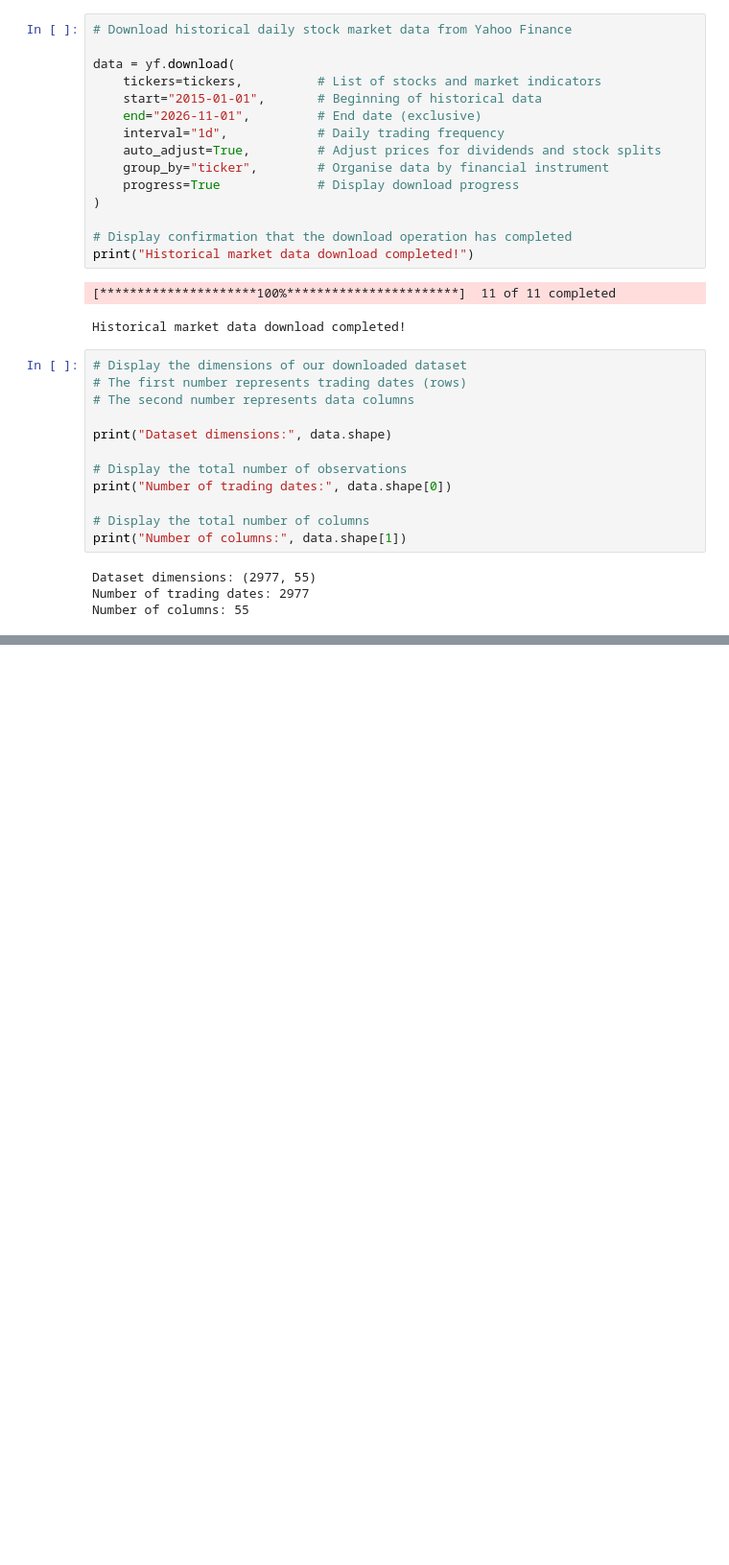
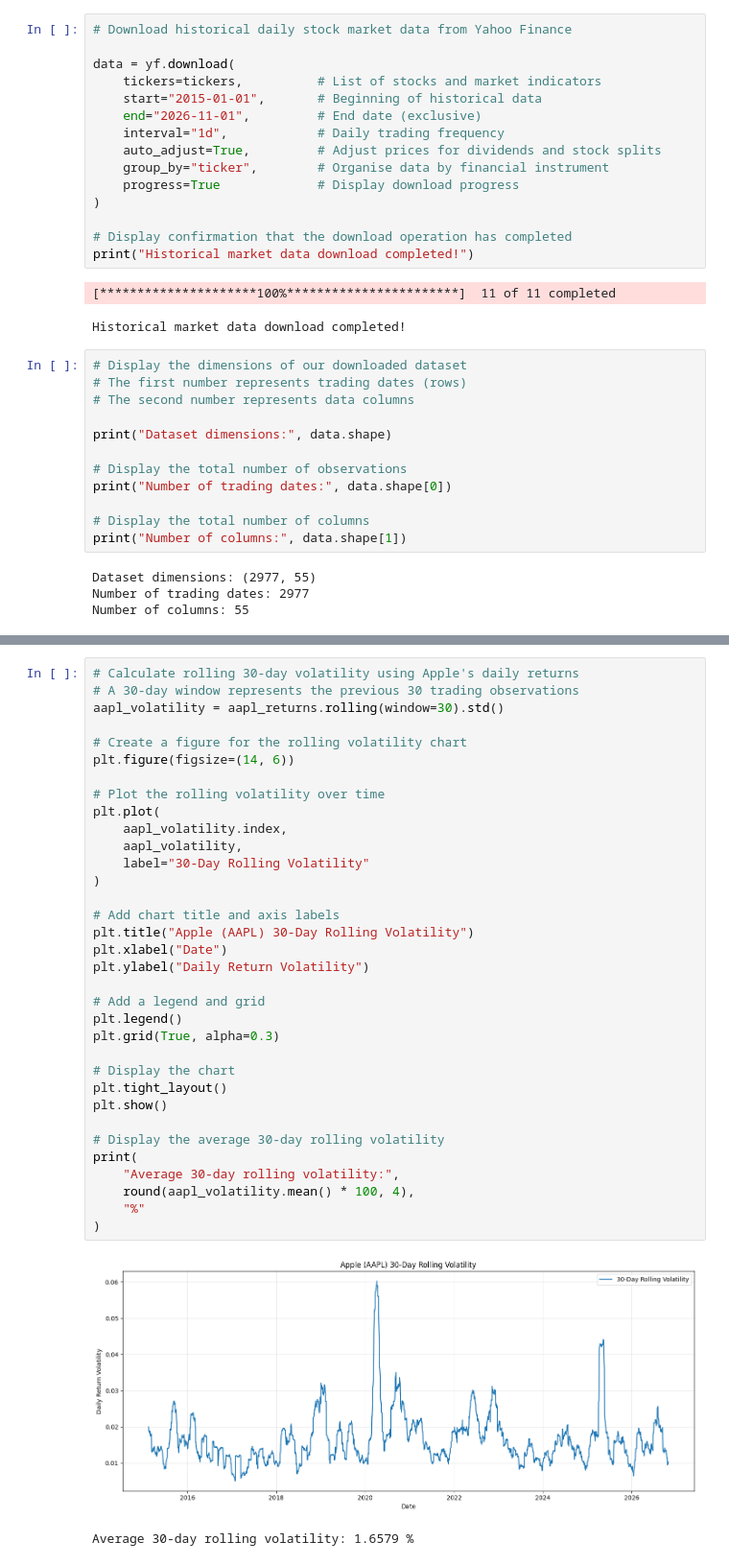
Before and after one commit to rcoello48/AI-Stock-Market-Prediction, a Jupyter notebook: Data_Collection.ipynb, the cells around one changed output, grey strips where cells are left out. Shown at 96% size. Cells and saved outputs as stored; diff of their text form; blank space fills up the shorter version.

```diff
--- a/Data_Collection.ipynb
+++ b/Data_Collection.ipynb
@@ -134,0 +442,37 @@ Number of columns: 55
+# %%
+# Calculate rolling 30-day volatility using Apple's daily returns
+# A 30-day window represents the previous 30 trading observations
+aapl_volatility = aapl_returns.rolling(window=30).std()
+
+# Create a figure for the rolling volatility chart
+plt.figure(figsize=(14, 6))
+
+# Plot the rolling volatility over time
+plt.plot(
+    aapl_volatility.index,
+    aapl_volatility,
+    label="30-Day Rolling Volatility"
+)
+
+# Add chart title and axis labels
+plt.title("Apple (AAPL) 30-Day Rolling Volatility")
+plt.xlabel("Date")
+plt.ylabel("Daily Return Volatility")
+
+# Add a legend and grid
+plt.legend()
+plt.grid(True, alpha=0.3)
+
+# Display the chart
+plt.tight_layout()
+plt.show()
+
+# Display the average 30-day rolling volatility
+print(
+    "Average 30-day rolling volatility:",
+    round(aapl_volatility.mean() * 100, 4),
+    "%"
+)
+# %% [output]
+[figure, added]
+Average 30-day rolling volatility: 1.6579 %
```
Also changed, not shown: parts of 34 cells of this notebook.
